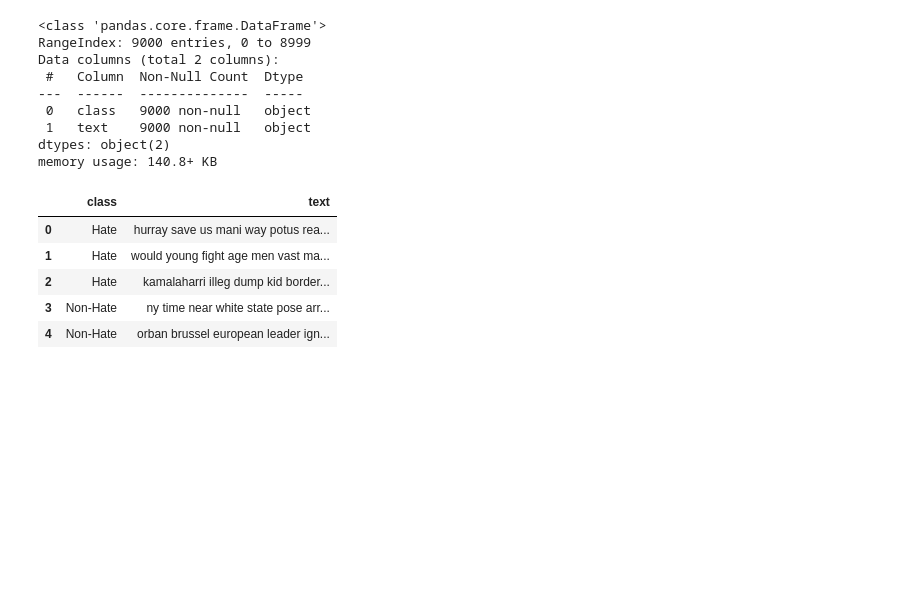
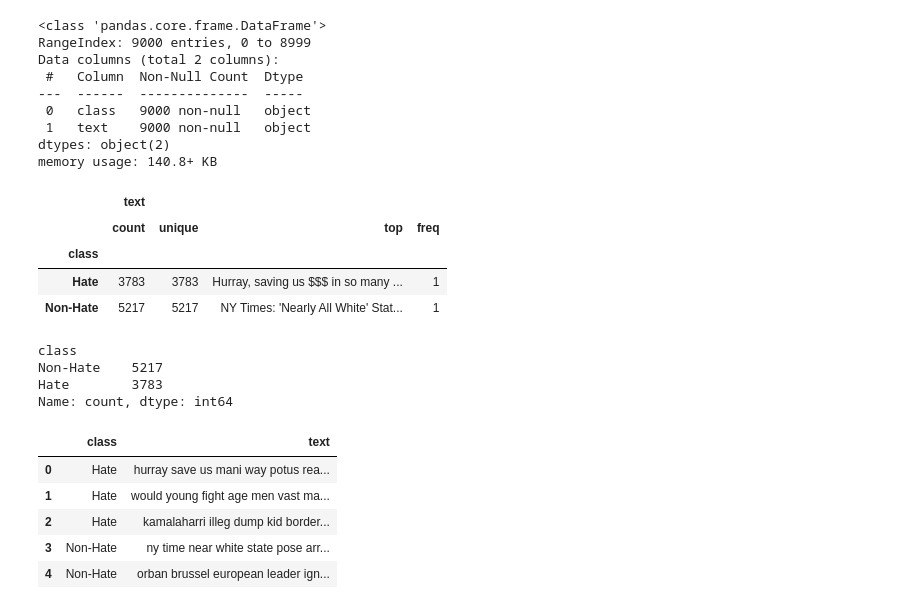
Before and after one commit to yclee98/Hate-speech-detection, a Jupyter notebook: main.ipynb, the cells around one changed output. Drawn from its saved outputs; the diff is of its cells as text; code cells hidden in the pictures; blank space fills up the shorter version.

```diff
--- a/main.ipynb
+++ b/main.ipynb
@@ -68,6 +94,21 @@ Data columns (total 2 columns):
  1   text    9000 non-null   object
 dtypes: object(2)
 memory usage: 140.8+ KB
+# %%
+df.groupby('class').describe()
+# %% [output]
+|  | text |  |  |  |
+|  | count | unique | top | freq |
+| class |  |  |  |  |
+| Hate | 3783 | 3783 | Hurray, saving us $$$ in so many ... | 1 |
+| Non-Hate | 5217 | 5217 | NY Times: 'Nearly All White' Stat... | 1 |
+# %%
+df['class'].value_counts()
+# %% [output]
+class
+Non-Hate    5217
+Hate        3783
+Name: count, dtype: int64
 # %%
 df['text'] = df['text'].apply(clean)
 df.head()
```
Also changed, not shown: parts of 21 cells of this notebook, 2 other files.
